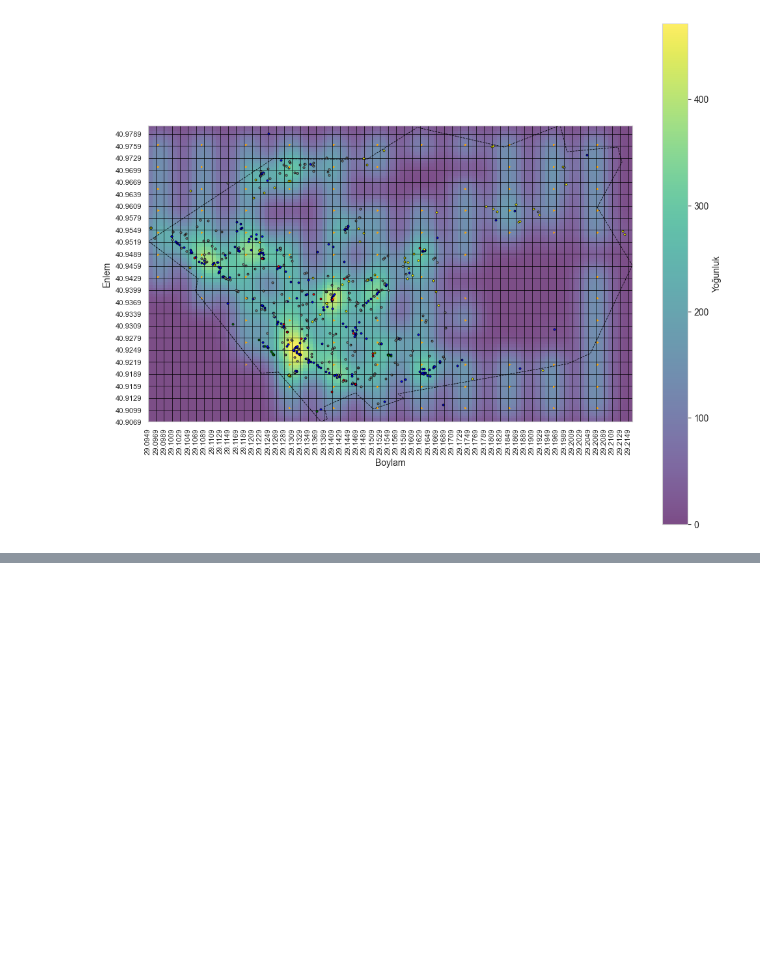
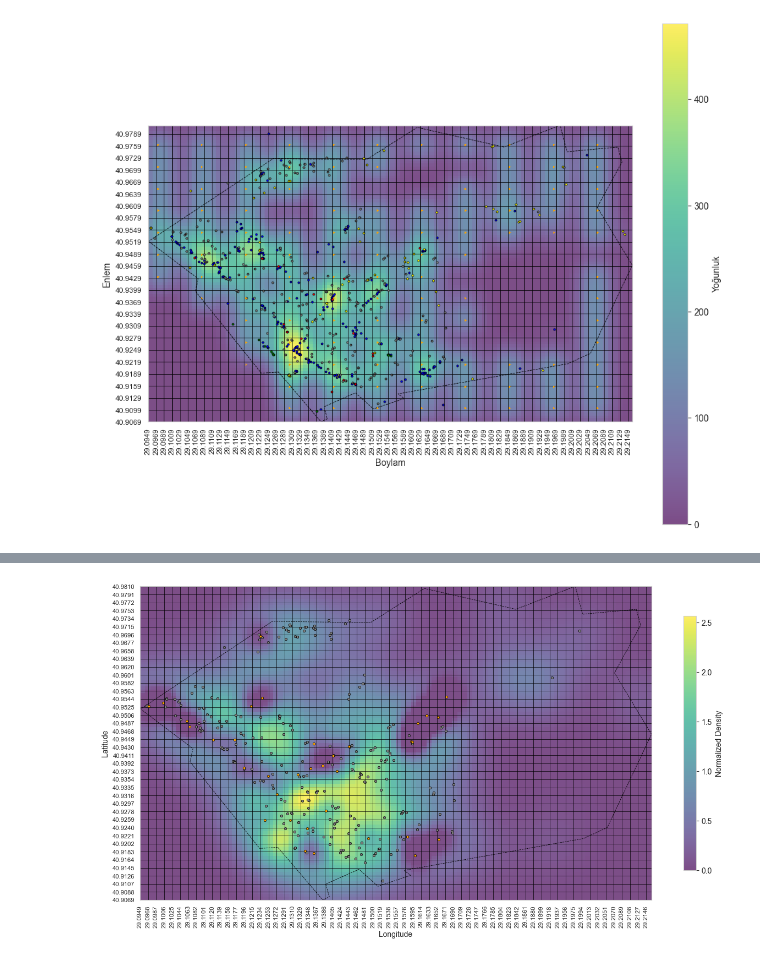
Before and after one commit to umutky/engineering_project, a Jupyter notebook: prepare_data.ipynb, the cells around one changed output, grey strips where cells are left out. Saved outputs shown, nothing was run; the diff lists cells and outputs as text; code cells hidden in the pictures; blank space fills up the shorter version.

```diff
--- a/prepare_data.ipynb
+++ b/prepare_data.ipynb
@@ -774,0 +838,59 @@ plt.show()
+# %%
+from sklearn.preprocessing import MinMaxScaler
+
+# Kategoriler için KDE modellerinin oluşturulması
+kde_atm = KernelDensity(bandwidth=0.006, kernel='gaussian').fit(atm_coords)
+kde_akarayakit = KernelDensity(bandwidth=0.006, kernel='gaussian').fit(akarayakit_coords)
+kde_rakip_magaza = KernelDensity(bandwidth=0.006, kernel='gaussian').fit(tum_rakipler_coords)
+kde_duraklar = KernelDensity(bandwidth=0.006, kernel='gaussian').fit(duraklar_coords)
+kde_otopark = KernelDensity(bandwidth=0.006, kernel='gaussian').fit(otopark_coords)
+kde_kendi_magaza = KernelDensity(bandwidth=0.003, kernel='gaussian').fit(kendi_magazalarimiz)
+
+# Izgara oluşturma
+x_grid, y_grid = np.mgrid[min_longitude:max_longitude:100j, min_latitude:max_latitude:100j]
+positions = np.vstack([x_grid.ravel(), y_grid.ravel()])
+
+# Her bir kategorinin yoğunluk değerlerinin hesaplanması
+density_atm = np.exp(kde_atm.score_samples(positions.T))
+density_akarayakit = np.exp(kde_akarayakit.score_samples(positions.T))
+density_rakip_magaza = np.exp(kde_rakip_magaza.score_samples(positions.T))
+density_duraklar = np.exp(kde_duraklar.score_samples(positions.T))
+density_otopark = np.exp(kde_otopark.score_samples(positions.T))
+density_kendi_magaza = np.exp(kde_kendi_magaza.score_samples(positions.T))
+
+# MinMaxScaler uygulanması
+scaler = MinMaxScaler()
+scaled_density_atm = scaler.fit_transform(density_atm.reshape(-1, 1)).reshape(density_atm.shape)
+scaled_density_akarayakit = scaler.fit_transform(density_akarayakit.reshape(-1, 1)).reshape(density_akarayakit.shape)
+scaled_density_rakip_magaza = scaler.fit_transform(density_rakip_magaza.reshape(-1, 1)).reshape(density_rakip_magaza.shape)
+scaled_density_duraklar = scaler.fit_transform(density_duraklar.reshape(-1, 1)).reshape(density_duraklar.shape)
+scaled_density_otopark = scaler.fit_transform(density_otopark.reshape(-1, 1)).reshape(density_otopark.shape)
+scaled_density_kendi_magaza = scaler.fit_transform(density_kendi_magaza.reshape(-1, 1)).reshape(density_kendi_magaza.shape)
+
+# Toplam yoğunluk hesaplama
+total_density = scaled_density_atm + scaled_density_akarayakit + scaled_density_rakip_magaza + scaled_density_duraklar + scaled_density_otopark - 3*scaled_density_kendi_magaza
+total_density = total_density.reshape(x_grid.shape)
+total_density[total_density < 0] = 0
+
+# Figürün oluşturulması ve görselleştirme
+plt.figure(figsize=(15, 12))
+plt.imshow(np.rot90(total_density), cmap=plt.cm.viridis, extent=[min_longitude, max_longitude, min_latitude, max_latitude], alpha=0.7)
+plt.colorbar(label='Normalized Density', shrink=0.5)
+plt.grid(color='black', linestyle='-', linewidth=0.5)
+plt.xticks(np.arange(min_longitude, max_longitude, 0.0019), rotation=90, fontsize=8)
+plt.yticks(np.arange(min_latitude, max_latitude, 0.0019), fontsize=8)
+plt.xlabel('Longitude')
+plt.ylabel('Latitude')
+
+# Koordintlarin scatter plot ile eklenmesi
+#plt.scatter(atm_coords[:, 0], atm_coords[:, 1], color='blue', label='ATM', marker='o', edgecolors='black', linewidth=.5, s=5)
+#plt.scatter(akarayakit_coords[:, 0], akarayakit_coords[:, 1], color='red', label='Banka', marker='o', edgecolors='black', linewidth=.5, s=5)
+plt.scatter(tum_rakipler_coords[:, 0], tum_rakipler_coords[:, 1], color='grey', label='rakip_magaza', marker='o', edgecolors='black', linewidth=.5, s=10)
+#plt.scatter(duraklar_coords[:, 0], duraklar_coords[:, 1], color='yellow', label='duraklar', marker='o', edgecolors='black', linewidth=.5, s=5)
+#plt.scatter(otopark_coords[:, 0], otopark_coords[:, 1], color='green', label='otopark', marker='o', edgecolors='black', linewidth=.5, s=5)
+plt.scatter(kendi_magazalarimiz[:, 0], kendi_magazalarimiz[:, 1], color='orange', label='migros', marker='o', edgecolors='black', linewidth=.5, s=10)
+
+plt.plot(maltepe_sinir_koordinatlar.iloc[:, 1], maltepe_sinir_koordinatlar.iloc[:, 0], c='black', lw=0.6, linestyle='--', label='Maltepe District Boundaries')
+plt.show()
+# %% [output]
+[figure, added]
```
Also changed, not shown: parts of 45 cells of this notebook, 2 other files.
